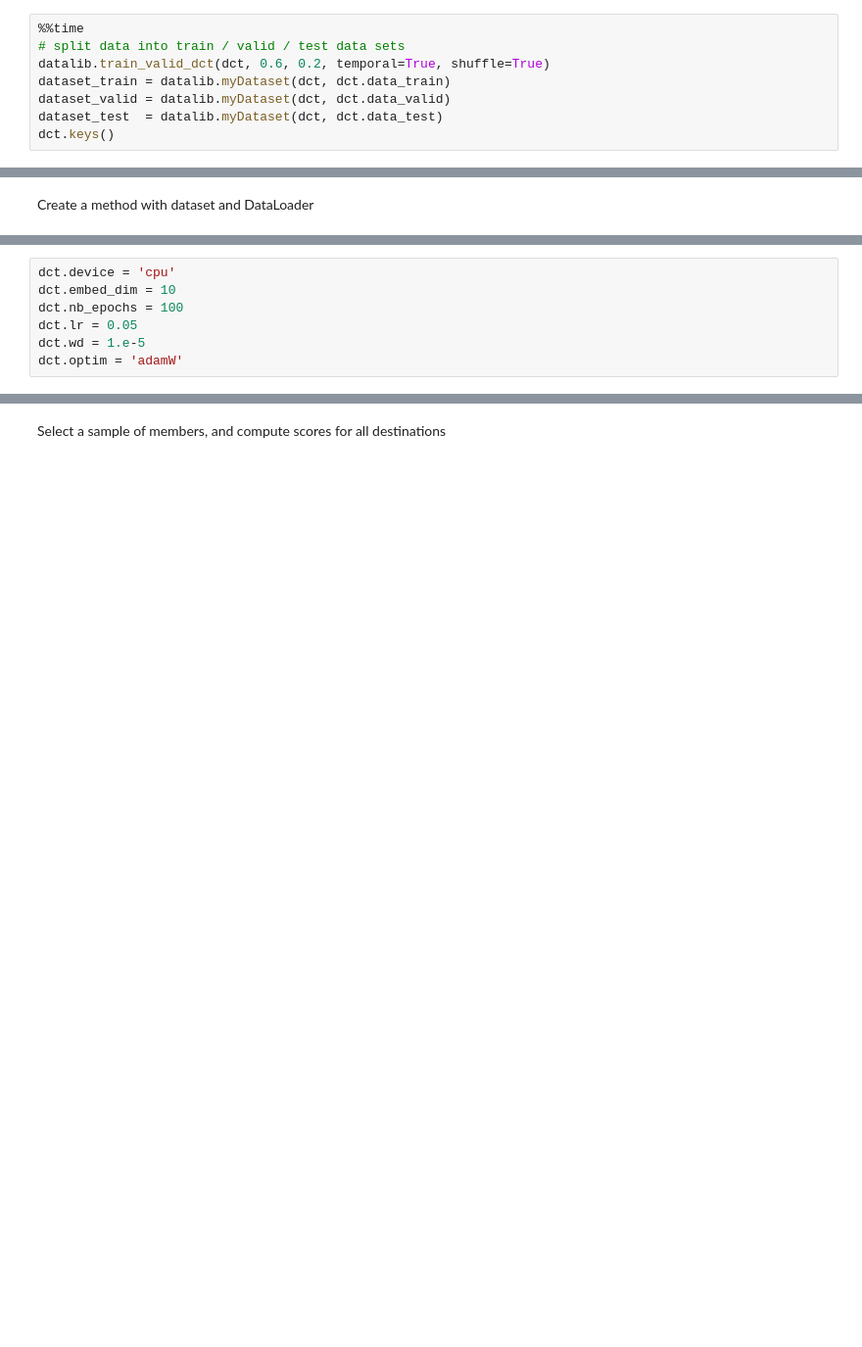
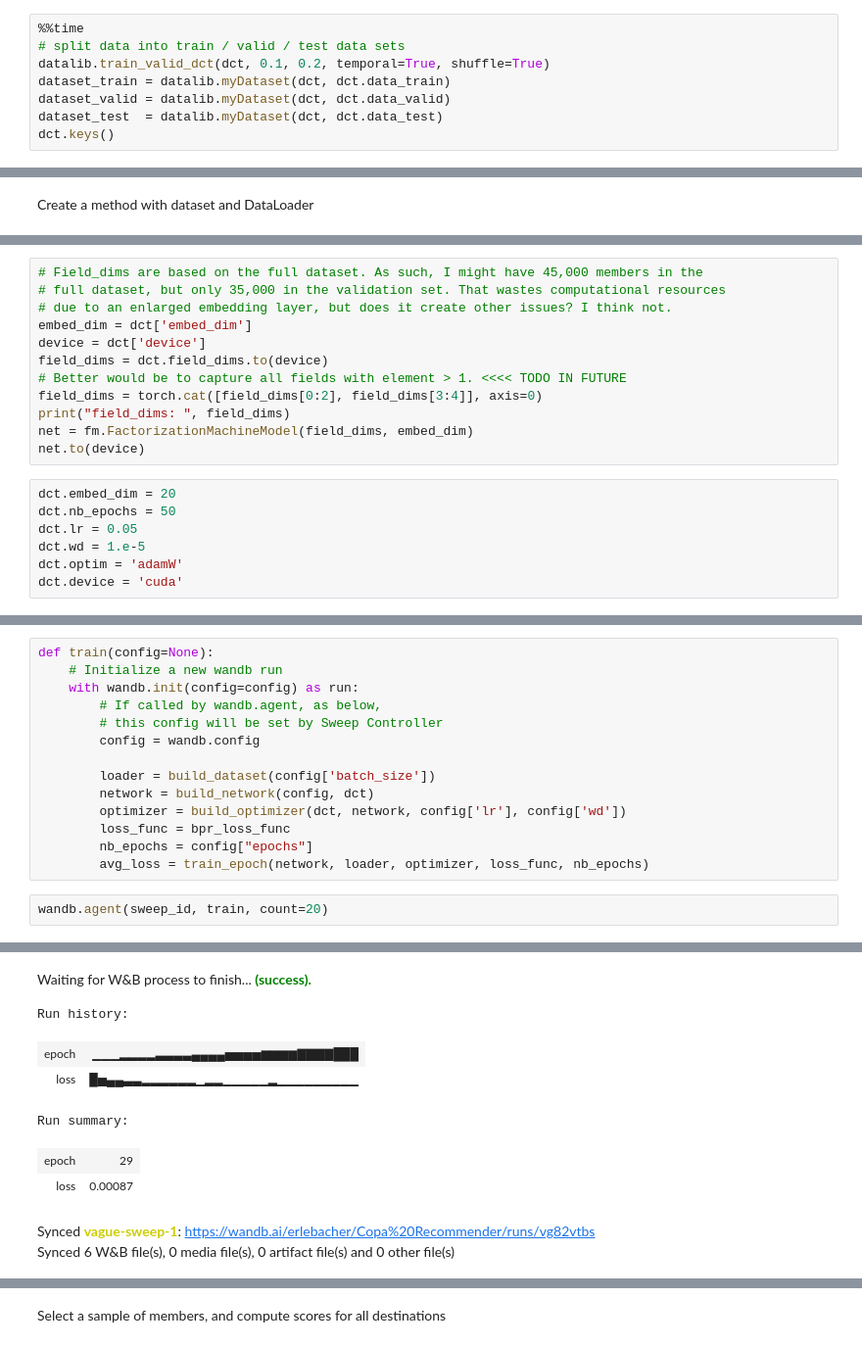
Before and after one commit to erlebach/copa_recommenders, a Jupyter notebook: copa_recommender_data_rankfm/torchfm/my_fm_copa_new.ipynb, the cells around one changed output, grey strips where cells are left out. Shown at 98% size. Cells and saved outputs as stored; diff of their text form; blank space fills up the shorter version.

```diff
--- a/copa_recommender_data_rankfm/torchfm/my_fm_copa_new.ipynb
+++ b/copa_recommender_data_rankfm/torchfm/my_fm_copa_new.ipynb
@@ -123,7 +111,7 @@ nb members:  46321
 # %%
 %%time
 # split data into train / valid / test data sets
-datalib.train_valid_dct(dct, 0.6, 0.2, temporal=True, shuffle=True)
+datalib.train_valid_dct(dct, 0.1, 0.2, temporal=True, shuffle=True)
 dataset_train = datalib.myDataset(dct, dct.data_train)
 dataset_valid = datalib.myDataset(dct, dct.data_valid)
 dataset_test  = datalib.myDataset(dct, dct.data_test)
@@ -206,7 +161,19 @@ dict_keys(['device', 'embed_dim', 'nb_epochs', 'lr', 'wd', 'optim', 'batch_size'
+# %%
+# Field_dims are based on the full dataset. As such, I might have 45,000 members in the
+# full dataset, but only 35,000 in the validation set. That wastes computational resources
+# due to an enlarged embedding layer, but does it create other issues? I think not.
+embed_dim = dct['embed_dim']
+device = dct['device']
+field_dims = dct.field_dims.to(device)
+# Better would be to capture all fields with element > 1. <<<< TODO IN FUTURE
+field_dims = torch.cat([field_dims[0:2], field_dims[3:4]], axis=0)
+print("field_dims: ", field_dims)
+net = fm.FactorizationMachineModel(field_dims, embed_dim)
+net.to(device)
 # %%
-dct.device = 'cpu'
-dct.embed_dim = 10
-dct.nb_epochs = 100
+dct.embed_dim = 20
+dct.nb_epochs = 50
 dct.lr = 0.05
 dct.wd = 1.e-5
 dct.optim = 'adamW'
+dct.device = 'cuda'
@@ -212,0 +281,17 @@ dct.optim = 'adamW'
+# %%
+def train(config=None):
+    # Initialize a new wandb run
+    with wandb.init(config=config) as run:
+        # If called by wandb.agent, as below,
+        # this config will be set by Sweep Controller
+        config = wandb.config
+
+        loader = build_dataset(config['batch_size'])
+        network = build_network(config, dct)
+        optimizer = build_optimizer(dct, network, config['lr'], config['wd'])
+        loss_func = bpr_loss_func
+        nb_epochs = config["epochs"]
+        avg_loss = train_epoch(network, loader, optimizer, loss_func, nb_epochs)
+# %%
+wandb.agent(sweep_id, train, count=20)
+# %% [output]
@@ -212,0 +327,9 @@ dct.optim = 'adamW'
+Waiting for W&B process to finish... (success).
+Run history:
+| epoch | ▁▁▁▂▂▂▂▃▃▃▃▄▄▄▄▅▅▅▅▆▆▆▆▇▇▇▇███ |
+| loss | █▅▄▄▃▃▂▂▂▂▂▂▁▂▂▁▁▁▁▁▂▁▁▁▁▁▁▁▁▁ |
+Run summary:
+| epoch | 29 |
+| loss | 0.00087 |
+Synced vague-sweep-1: https://wandb.ai/erlebacher/Copa%20Recommender/runs/vg82vtbs
+Synced 6 W&B file(s), 0 media file(s), 0 artifact file(s) and 0 other file(s)
```
Also changed, not shown: parts of 41 cells of this notebook, 2 other files.
